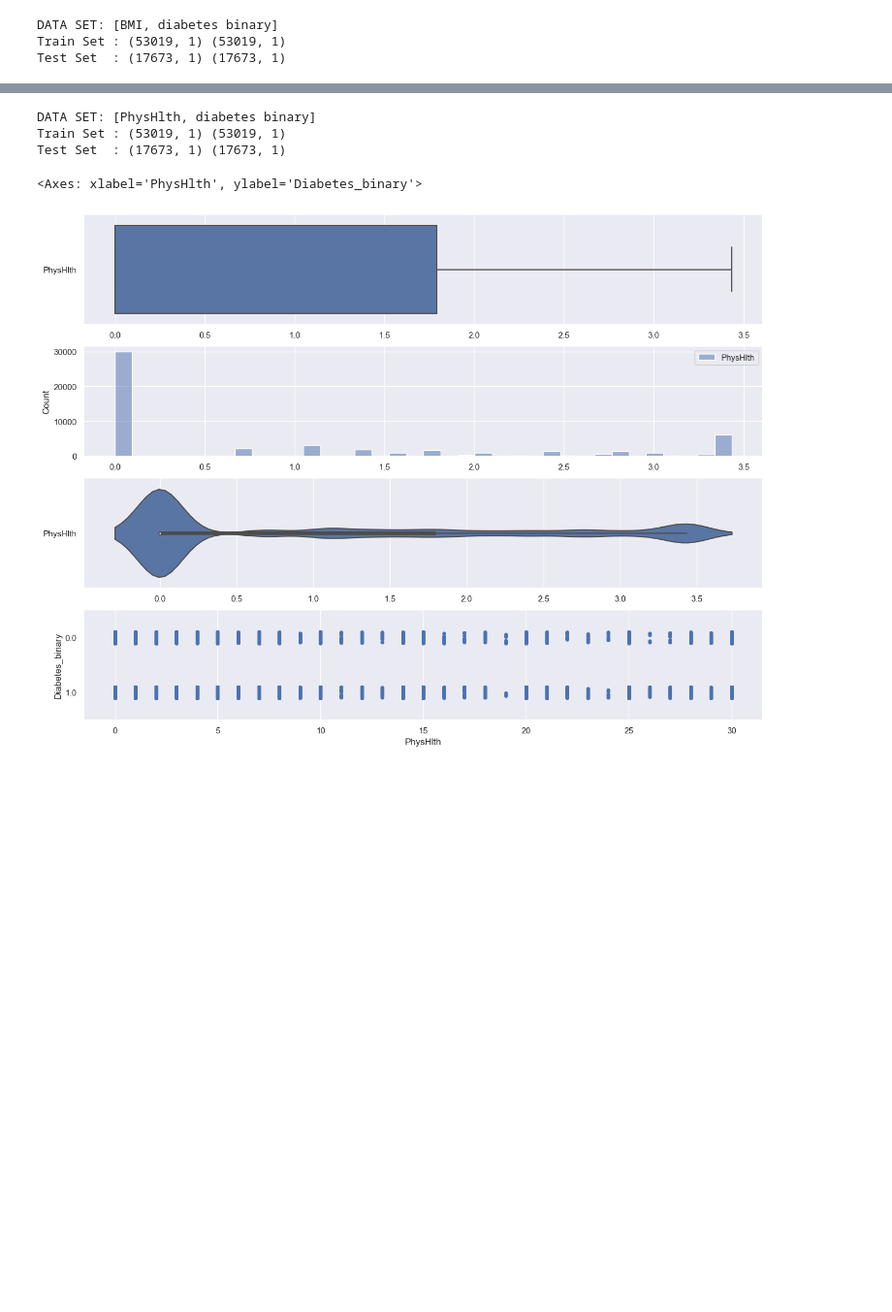
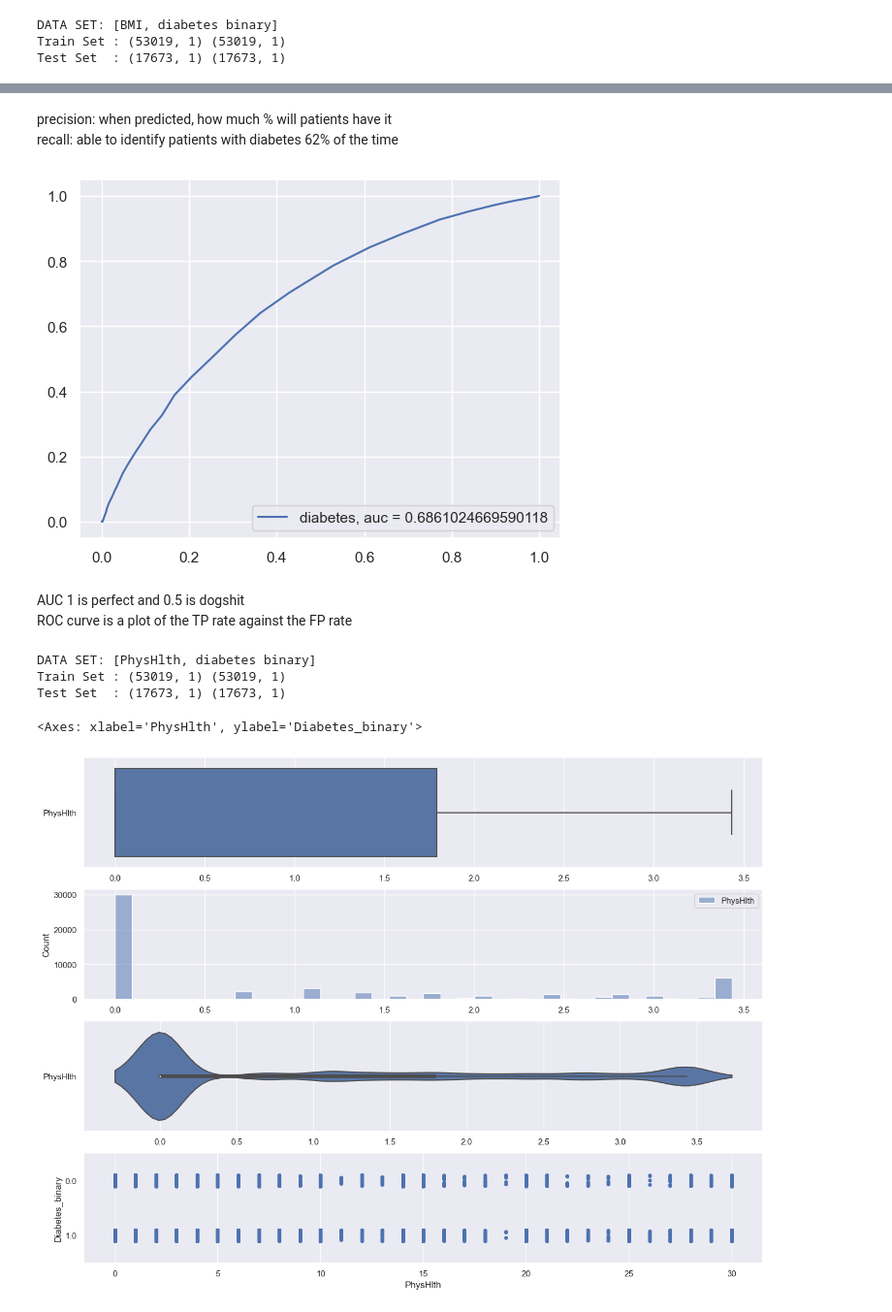
Before and after one commit to ryanphua/SC1015-Mini-Project, a Jupyter notebook: Diabetes Analysis.ipynb, the cells around one changed output, grey strips where cells are left out. Shown at 97% size. Drawn from its saved outputs; the diff is of its cells as text; code cells hidden in the pictures; blank space fills up the shorter version.

```diff
--- a/Diabetes Analysis.ipynb
+++ b/Diabetes Analysis.ipynb
@@ -232,3 +321,20 @@ sb.stripplot(x = numeric_data['BMI'], y = numeric_data['Diabetes_binary'], data
+# %% [markdown]
+precision: when predicted, how much % will patients have it
+recall: able to identify patients with diabetes 62% of the time
+# %%
+from sklearn import metrics
+diabetes_pred_proba = logreg.predict_proba(BMI_test)[::,1]
+fpr, tpr, _ = metrics.roc_curve(diabetes_test, diabetes_pred_proba)
+auc = metrics.roc_auc_score(diabetes_test, diabetes_pred_proba)
+
+plt.plot(fpr,tpr,label = "diabetes, auc = " + str(auc))
+plt.legend(loc=4)
+plt.show()
+# %% [output]
+[figure, added]
+# %% [markdown]
+AUC 1 is perfect and 0.5 is dogshit
+ROC curve is a plot of the TP rate against the FP rate
 # %%
 #create dataframe
 #use skew function
```
Also changed, not shown: parts of 17 cells of this notebook.
